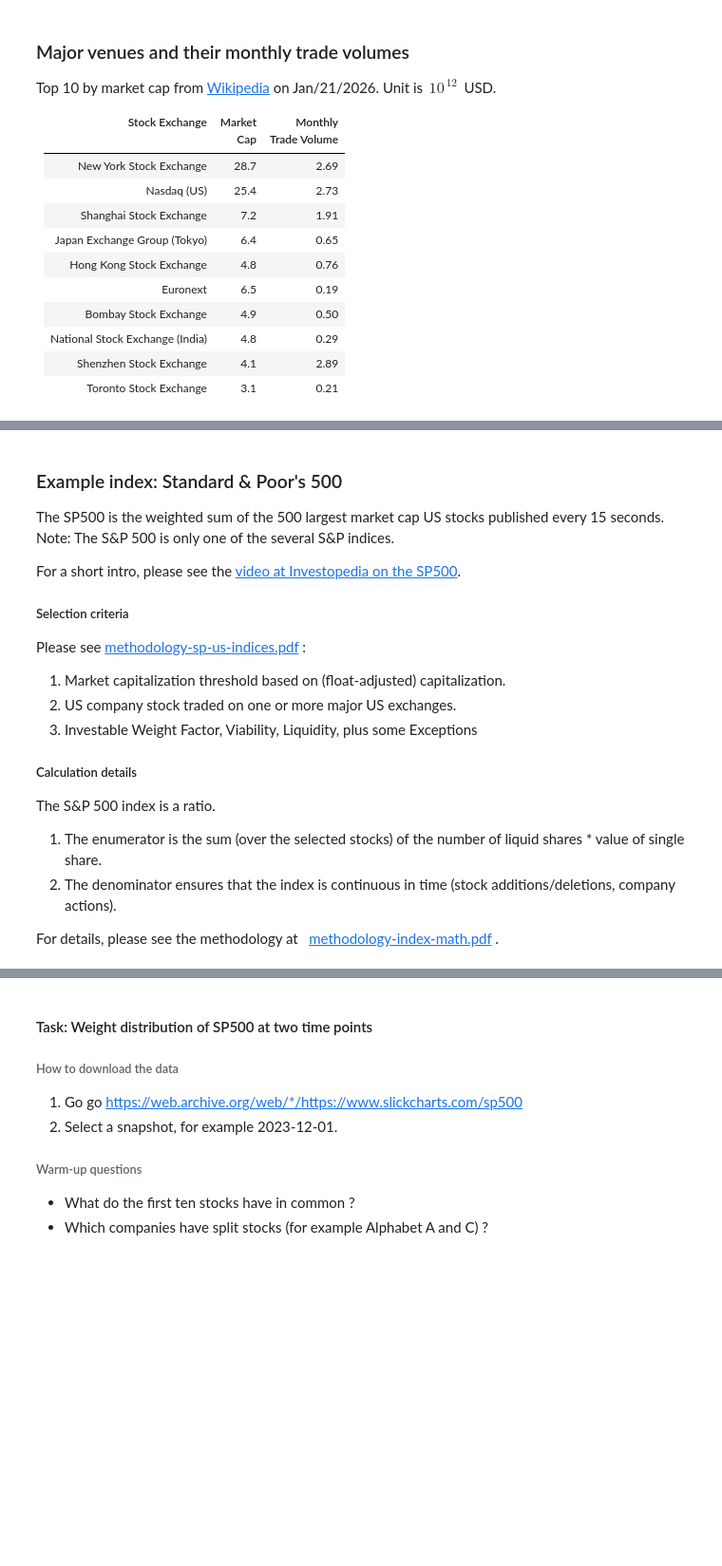
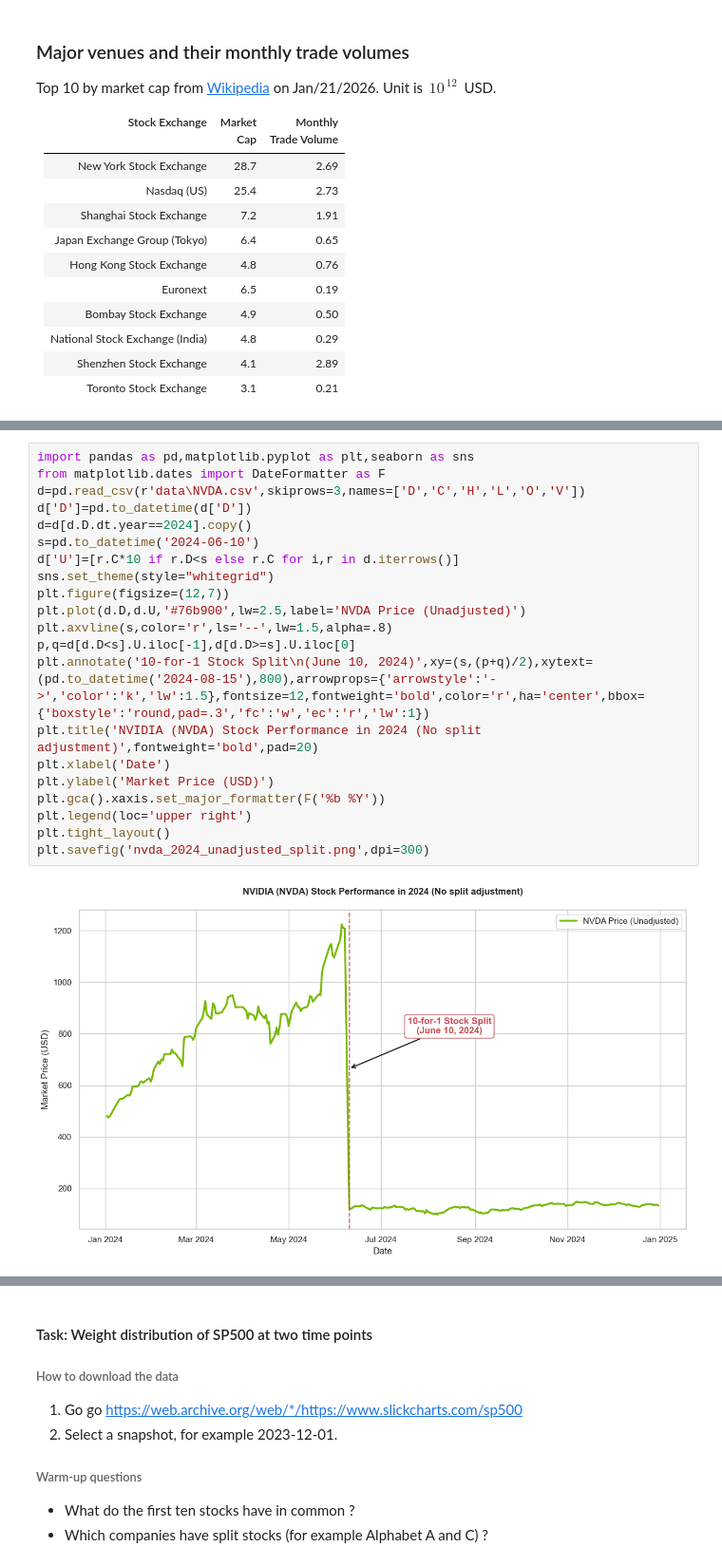
Before and after one commit to fij/btup, a Jupyter notebook: 04 Asset Classes.ipynb, the cells around one changed output, grey strips where cells are left out. Shown at 95% size. Cells and saved outputs as stored; diff of their text form; blank space fills up the shorter version.

```diff
--- a/04 Asset Classes.ipynb
+++ b/04 Asset Classes.ipynb
@@ -129,21 +58,23 @@ ModuleNotFoundError: No module named 'seaborn'
-# %% [markdown]
-### Example index: Standard & Poor's 500
-The SP500 is the weighted sum of the 500 largest market cap US stocks published every 15 seconds. Note: The S&P 500 is only one of the several S&P indices.
-
-For a short intro, please see the [video at Investopedia on the SP500](https://www.investopedia.com/terms/s/sp500.asp).
-
-
-##### Selection criteria
-Please see [methodology-sp-us-indices.pdf](https://www.spglobal.com/spdji/en/documents/methodologies/methodology-sp-us-indices.pdf) :
-1. Market capitalization threshold based on (float-adjusted) capitalization.
-2. US company stock traded on one or more major US exchanges.
-3. Investable Weight Factor, Viability, Liquidity, plus some Exceptions
-
-
-##### Calculation details
-
-The S&P 500 index is a ratio.
-1. The enumerator is the sum (over the selected stocks) of the number of liquid shares * value of single share.
-2. The denominator ensures that the index is continuous in time (stock additions/deletions, company actions).
-
-For details, please see the methodology at &nbsp; [methodology-index-math.pdf](https://www.spglobal.com/spdji/en/documents/methodologies/methodology-index-math.pdf) .
+# %%
+import pandas as pd,matplotlib.pyplot as plt,seaborn as sns
+from matplotlib.dates import DateFormatter as F
+d=pd.read_csv(r'data\NVDA.csv',skiprows=3,names=['D','C','H','L','O','V'])
+d['D']=pd.to_datetime(d['D'])
+d=d[d.D.dt.year==2024].copy()
+s=pd.to_datetime('2024-06-10')
+d['U']=[r.C*10 if r.D<s else r.C for i,r in d.iterrows()]
+sns.set_theme(style="whitegrid")
+plt.figure(figsize=(12,7))
+plt.plot(d.D,d.U,'#76b900',lw=2.5,label='NVDA Price (Unadjusted)')
+plt.axvline(s,color='r',ls='--',lw=1.5,alpha=.8)
+p,q=d[d.D<s].U.iloc[-1],d[d.D>=s].U.iloc[0]
+plt.annotate('10-for-1 Stock Split\n(June 10, 2024)',xy=(s,(p+q)/2),xytext=(pd.to_datetime('2024-08-15'),800),arrowprops={'arrowstyle':'->','color':'k','lw':1.5},fontsize=12,fontweight='bold',color='r',ha='center',bbox={'boxstyle':'round,pad=.3','fc':'w','ec':'r','lw':1})
+plt.title('NVIDIA (NVDA) Stock Performance in 2024 (No split adjustment)',fontweight='bold',pad=20)
+plt.xlabel('Date')
+plt.ylabel('Market Price (USD)')
+plt.gca().xaxis.set_major_formatter(F('%b %Y'))
+plt.legend(loc='upper right')
+plt.tight_layout()
+plt.savefig('nvda_2024_unadjusted_split.png',dpi=300)
+# %% [output]
+[figure, added]
```
Also changed, not shown: parts of 4 cells of this notebook.
